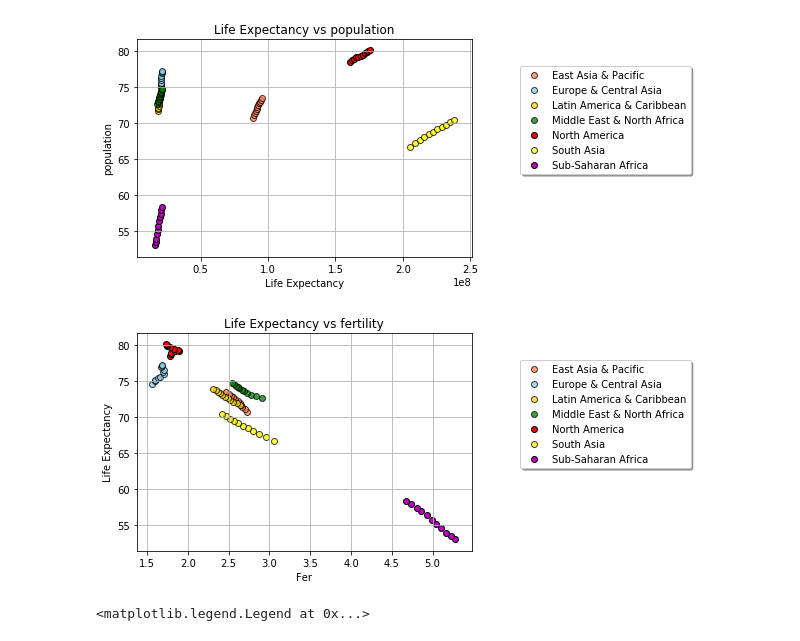
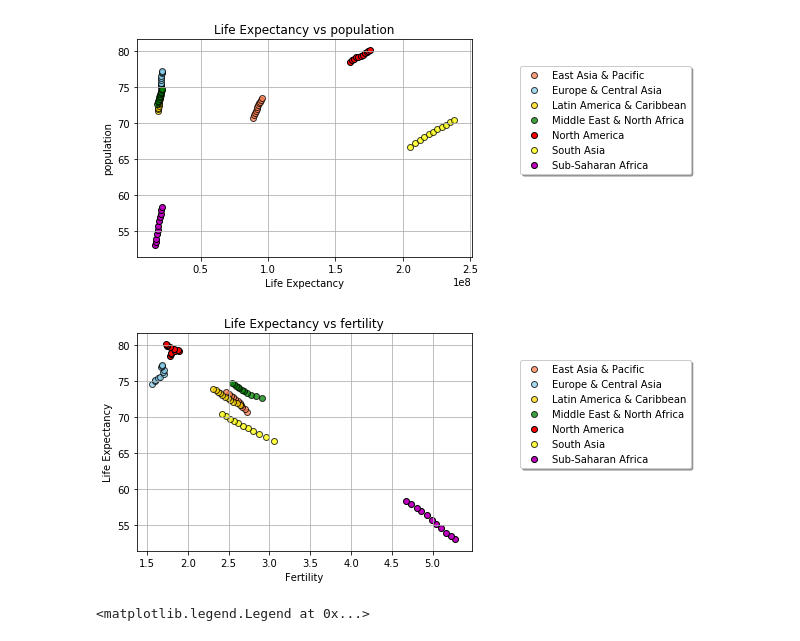
Before and after one commit to shilpiray/Project1, a Jupyter notebook: Project.ipynb, the cells around one changed output. Drawn from its saved outputs; the diff is of its cells as text; code cells hidden in the pictures.

```diff
--- a/Project.ipynb
+++ b/Project.ipynb
@@ -370,28 +370,28 @@ plt.savefig("Life_Expectancy_vs_population.png")
 # %%
 plt.scatter(y_fer["East Asia & Pacific"], y["East Asia & Pacific"],
             facecolor="coral", alpha=0.75, edgecolors = 'black' ,label = "East Asia & Pacific")
 plt.scatter(y_fer["Europe & Central Asia"],y["Europe & Central Asia"],
             facecolor="skyblue", alpha=0.75, edgecolors = 'black' ,label = "Europe & Central Asia")
 plt.scatter(y_fer["Latin America & Caribbean"],y["Latin America & Caribbean"],
             facecolor="gold",  alpha=0.75, edgecolors = 'black' ,label = "Latin America & Caribbean")
 plt.scatter(y_fer["Middle East & North Africa"],y["Middle East & North Africa"],
             facecolor="green",  alpha=0.75, edgecolors = 'black' ,label = "Middle East & North Africa")
 plt.scatter(y_fer["North America"],y["North America"],facecolor="red",
             alpha=1, edgecolors = 'black' ,label = "North America")
 plt.scatter(y_fer["South Asia"],y["South Asia"],
             facecolor="yellow",  alpha=0.75, edgecolors = 'black' ,label = "South Asia")
 plt.scatter(y_fer["Sub-Saharan Africa"],y["Sub-Saharan Africa"],
             facecolor="m",  alpha=1, edgecolors = 'black' ,label = "Sub-Saharan Africa")
 plt.grid()
 lgnd = plt.legend(loc='upper left',title='Region')
 
 plt.title("Life Expectancy vs fertility")
-plt.xlabel("Fer")
+plt.xlabel("Fertility")
 plt.ylabel("Life Expectancy")
 plt.legend(loc='upper center', bbox_to_anchor=(1.4, 0.9), shadow=True, ncol=1)
 plt.savefig("Life_Expectancy_vs_fertility.png")
 # %% [output]
-[figure, old version]
+[figure, new version]
 # %%
 plt.scatter(y_inc["East Asia & Pacific"], y2["East Asia & Pacific"],
             s=y_pop["East Asia & Pacific"]/1000000,facecolor="coral", alpha=0.75, edgecolors = 'black' ,label = "East Asia & Pacific")
```
Also changed, not shown: parts of 38 cells of this notebook, 20 other files.
